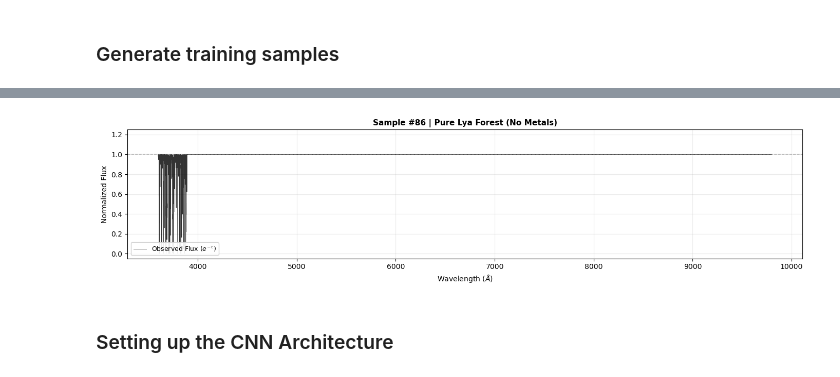
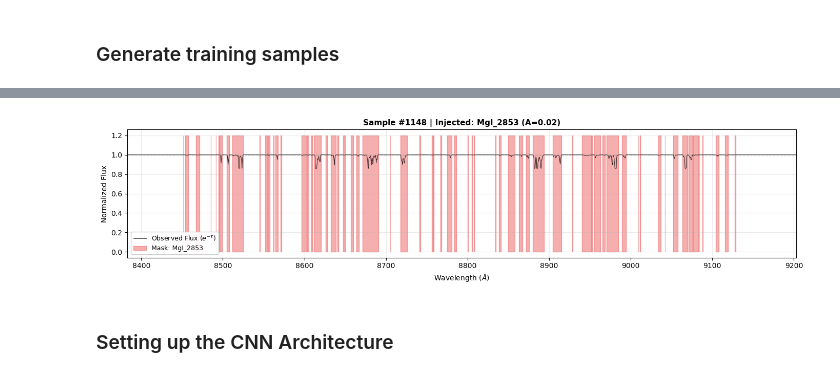
Before and after one commit to m-herbold/metal_classification, a Jupyter notebook: old/lognormal_unet-Copy1.ipynb, the cells around one changed output, grey strips where cells are left out. Cells and saved outputs as stored; diff of their text form; code cells hidden in the pictures.

```diff
--- a/old/lognormal_unet-Copy1.ipynb
+++ b/old/lognormal_unet-Copy1.ipynb
@@ -361,7 +543,7 @@ def plot_example_training_samples(
         title_str = f"Sample #{idx} | " + (f"Injected: {', '.join(injected_info)}" if injected_info else "Pure Lya Forest (No Metals)")
         ax.set_title(title_str, fontsize=11, fontweight="bold")
         ax.set_ylabel("Normalized Flux")
-        ax.set_ylim(-0.05, 1.25)
+        # ax.set_ylim(-0.05, 1.25)
         ax.grid(True, alpha=0.25)
         ax.legend(loc="lower left", fontsize=9, framealpha=0.9)
         ax.set_xlabel(x_label)
@@ -372,19 +554,21 @@ def plot_example_training_samples(
             max_pix = min(len(wave_axis) - 1, np.max(active_pixel_indices) + zoom_margin_pixels)
             ax.set_xlim(wave_axis[min_pix], wave_axis[max_pix])
 
+    # plt.ylim(0.1, 1.1)
     plt.tight_layout()
     plt.show()
 # %%
 # plot example training data
 plot_example_training_samples(
-    dataset,
+    train_dataset,
     # metal_dict={"SiII_1260": 1260.42, 'MgI_2853': 2852.96, "CIV_1550": 1550.77845},
-    metal_dict = {"SiII_1260": 1260.42},
+    # metal_dict = {'MgI_2853': 2852.96, 'SiII(1304)': 1304.3702},
+    metal_dict = {'MgI_2853': 2852.96},#, 'SiII(1304)': 1304.3702},
     log_wave_grid = log_wave,
     num_samples = 1,
-    # zoom_margin_pixels: int = 250,
+    # zoom_margin_pixels = 250,
 )
 # %% [output]
-[figure, old version]
+[figure, new version]
 # %% [markdown]
 ### Setting up the CNN Architecture
```
Also changed, not shown: parts of 28 cells of this notebook, 2 other files.
